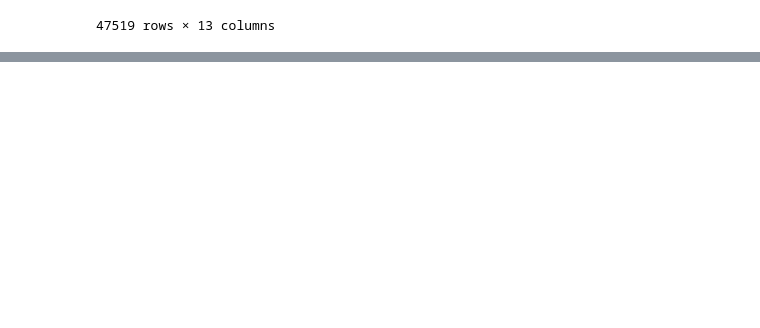
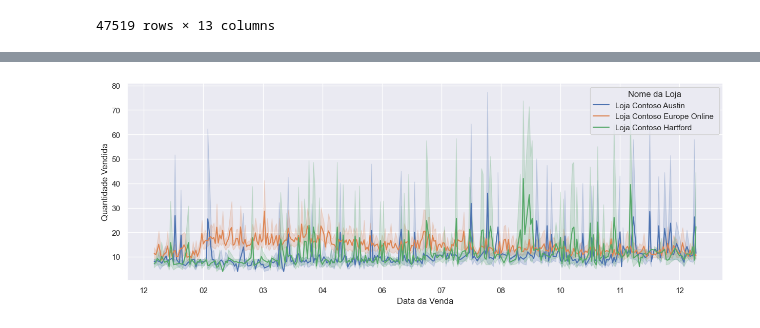
Before and after one commit to DiegoMonutti/python-impressionador, a Jupyter notebook: Mod 26 - Python e Dashboards - Python e Power BI/Python e Power BI.ipynb, the cells around one changed output, grey strips where cells are left out. Cells and saved outputs as stored; diff of their text form; code cells hidden in the pictures; blank space fills up the shorter version.

```diff
--- a/Mod 26 - Python e Dashboards - Python e Power BI/Python e Power BI.ipynb
+++ b/Mod 26 - Python e Dashboards - Python e Power BI/Python e Power BI.ipynb
@@ -59,0 +66,27 @@ plt.show()
+# %%
+import matplotlib.pyplot as plt
+import seaborn as sns
+from matplotlib.dates import DateFormatter
+
+sns.set_theme(style="darkgrid")
+fig, ax = plt.subplots(figsize=(15,5))
+ax.xaxis.set_major_locator(plt.MaxNLocator(12))
+ax.xaxis.set_major_formatter(DateFormatter('%m'))
+ax.set_xlim(1, None)
+sns.lineplot(x="Data da Venda", y="Quantidade Vendida", hue="Nome da Loja", data=tres_lojas_df, ax=ax)
+
+plt.show()
+# %%
+import matplotlib.pyplot as plt
+import seaborn as sns
+from matplotlib.dates import DateFormatter
+
+sns.set_theme(style='darkgrid')
+fig, ax = plt.subplots(figsize=(15,5))
+ax.xaxis.set_major_locator(plt.MaxNLocator(12))
+ax.xaxis.set_major_formatter(DateFormatter('%m'))
+sns.lineplot(x='Data da Venda', y='Quantidade Vendida', hue='Nome da Loja', data=tres_lojas_df, ax=ax)
+
+plt.show()
+# %% [output]
+[figure, added]
```
Also changed, not shown: parts of 1 cell of this notebook.
